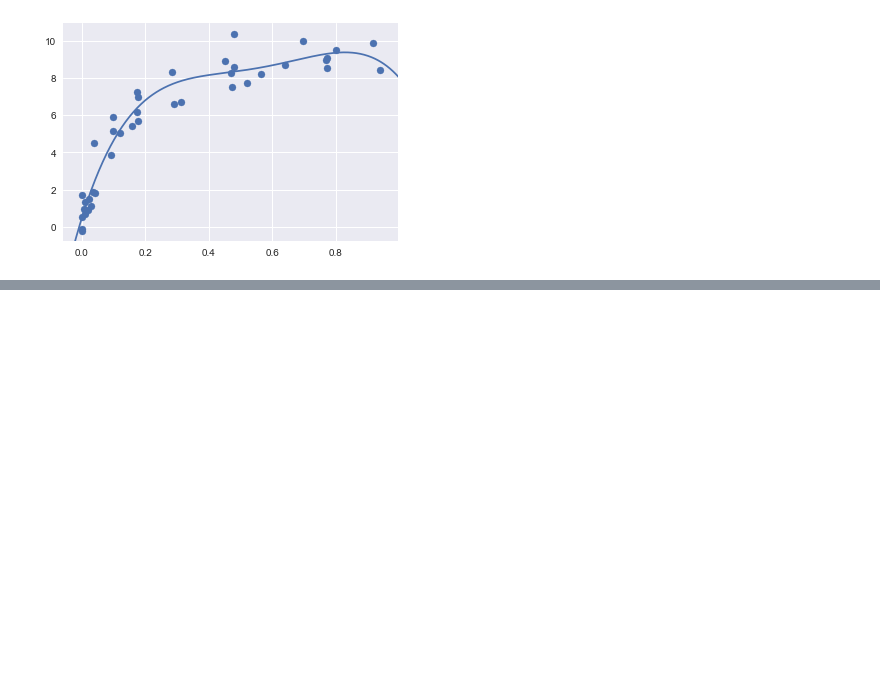
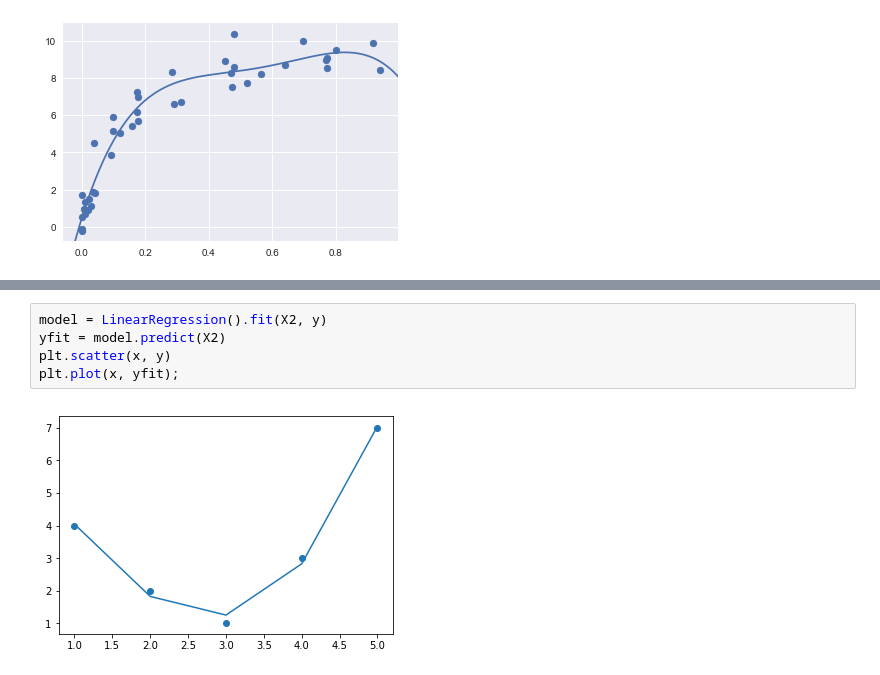
Before and after one commit to Razor-87/vanderplas-pdsh, a Jupyter notebook: Chapter [5.1].ipynb, the cells around one changed output, grey strips where cells are left out. Saved outputs shown, nothing was run; the diff lists cells and outputs as text; blank space fills up the shorter version.

```diff
--- a/Chapter [5.1].ipynb
+++ b/Chapter [5.1].ipynb
@@ -377,0 +471,7 @@ plt.axis(lim);
+# %%
+model = LinearRegression().fit(X2, y)
+yfit = model.predict(X2)
+plt.scatter(x, y)
+plt.plot(x, yfit);
+# %% [output]
+[figure, added]
```
Also changed, not shown: parts of 33 cells of this notebook.
